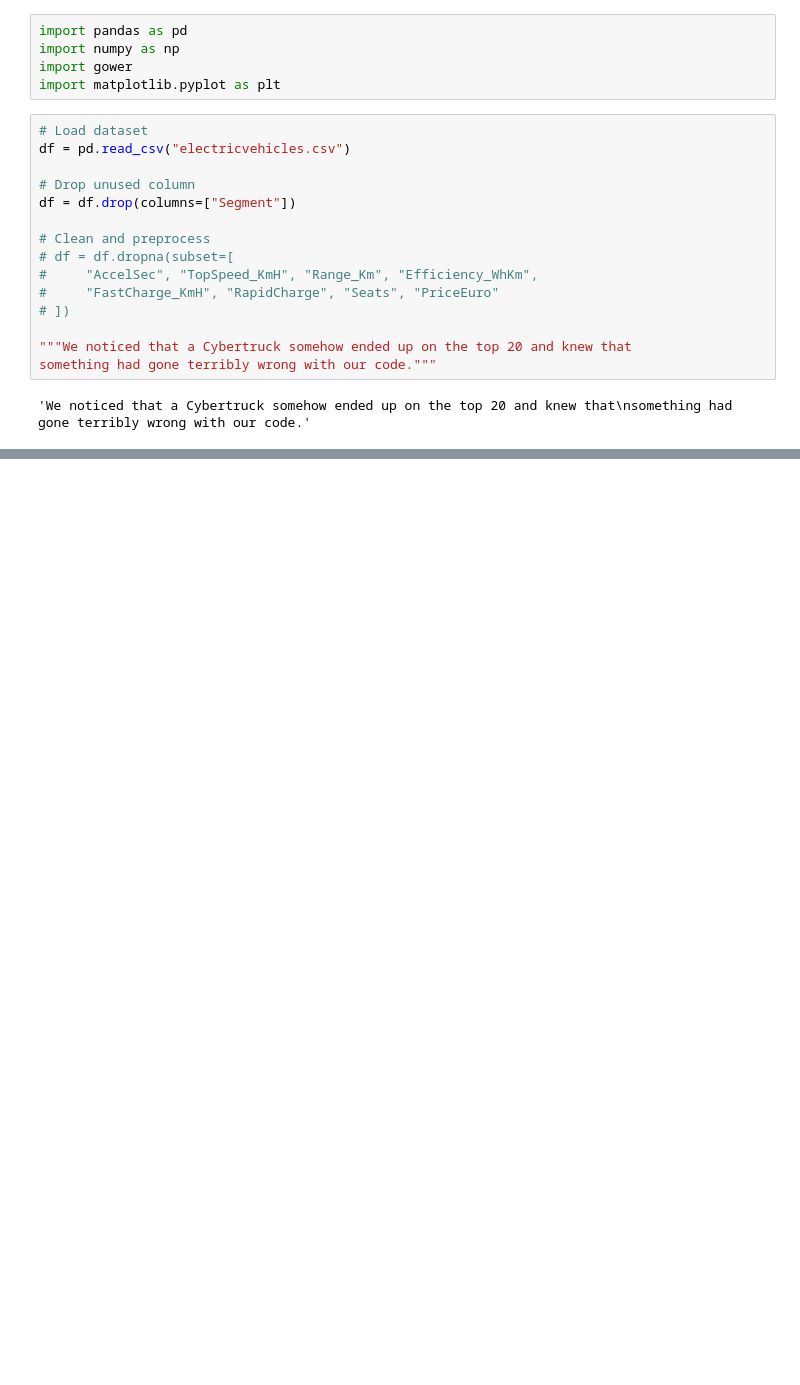
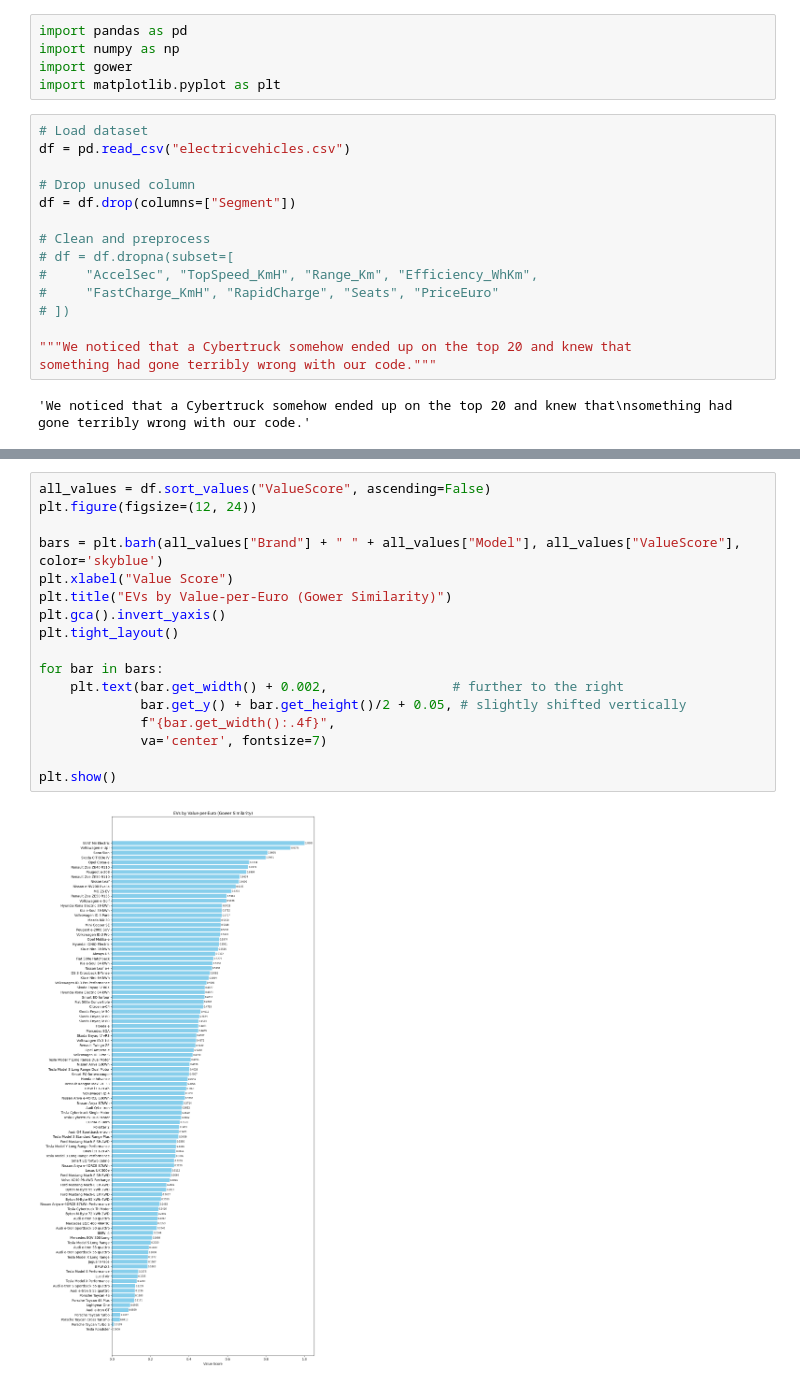
Before and after one commit to IAmEchino/INST414_Final_Project, a Jupyter notebook: inst_414_final_project.ipynb, the cells around one changed output, grey strips where cells are left out. Cells and saved outputs as stored; diff of their text form; blank space fills up the shorter version.

```diff
--- a/inst_414_final_project.ipynb
+++ b/inst_414_final_project.ipynb
@@ -97,0 +100,19 @@ Name: 44, dtype: object
+# %%
+all_values = df.sort_values("ValueScore", ascending=False)
+plt.figure(figsize=(12, 24))
+
+bars = plt.barh(all_values["Brand"] + " " + all_values["Model"], all_values["ValueScore"], color='skyblue')
+plt.xlabel("Value Score")
+plt.title("EVs by Value-per-Euro (Gower Similarity)")
+plt.gca().invert_yaxis()
+plt.tight_layout()
+
+for bar in bars:
+    plt.text(bar.get_width() + 0.002,                # further to the right
+             bar.get_y() + bar.get_height()/2 + 0.05, # slightly shifted vertically
+             f"{bar.get_width():.4f}",
+             va='center', fontsize=7)
+
+plt.show()
+# %% [output]
+[figure, added]
```
Also changed, not shown: parts of 1 cell of this notebook, 2 other files.
